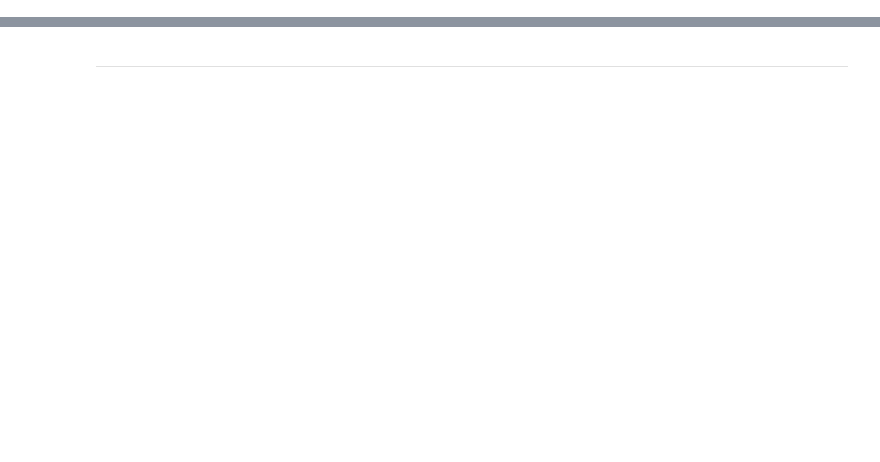
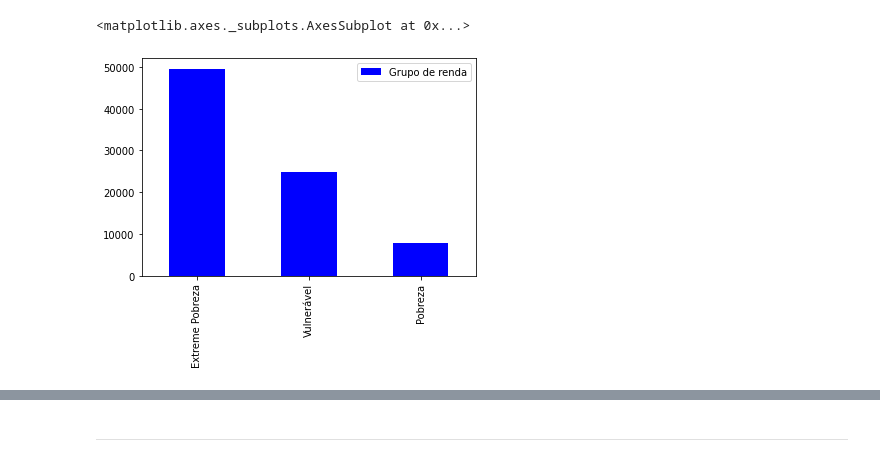
Before and after one commit to FranciscoJSSantos/Analise_de_Dados_do_Bolsa_Familia, a Jupyter notebook: Analise_de_Dados_do_Bolsa_Familia.ipynb, the cells around one changed output, grey strips where cells are left out. Saved outputs shown, nothing was run; the diff lists cells and outputs as text; code cells hidden in the pictures; blank space fills up the shorter version.

Commit message:
Começo da transformação de alguns dados

```diff
--- a/Analise_de_Dados_do_Bolsa_Familia.ipynb
+++ b/Analise_de_Dados_do_Bolsa_Familia.ipynb
@@ -15,0 +47,4 @@
+# %%
+df_familia = data_familia.iloc[:,[6,8,9]]
+
+df_familia
@@ -15,0 +65,16 @@
+# %%
+#transformação de dados para qualitativo
+
+###obs: rodar uma vez, depois da primeira vez vai dar erro
+
+#transformação de dados de Local de Domicílio
+df_familia['cod_local_domic_fam'] = pd.cut(df_familia['cod_local_domic_fam'],bins=[1,2,float('inf')],right=False,labels=['Urbana','Rural'])
+df_familia.rename(columns = {'cod_local_domic_fam' : 'Local de Domicílio'}, inplace = True)
+
+#transformação de dados de Espécie do domicílio
+df_familia['cod_especie_domic_fam'] = pd.cut(df_familia['cod_especie_domic_fam'],bins=[1,2,3,float('inf')],right=False,labels=['Particular Permanente','Particular improvisado','Coletivo'])
+df_familia.rename(columns = {'cod_especie_domic_fam' : 'Espécie do domicílio'}, inplace = True)
+
+#transformação de dados de valor de renda media pra grupo de renda
+df_familia['vlr_renda_media_fam'] = pd.cut(df_familia['vlr_renda_media_fam'],bins=[0,100.0,200.0,float('inf')],right=False,labels=['Extreme Pobreza','Pobreza','Vulnerável'])
+df_familia.rename(columns = {'vlr_renda_media_fam' : 'Grupo de renda'}, inplace = True)
@@ -15,0 +100,11 @@
+# %%
+# Grupo de renda
+# Extreme Pobreza	- 49562
+# Vulnerável	- 24747
+# Pobreza	- 7966
+
+tipo_grupo_renda = df_familia['Grupo de renda'].value_counts().to_frame()
+tipo_grupo_renda.plot(kind='bar',color='blue')
+# %% [output]
+<matplotlib.axes._subplots.AxesSubplot at 0x...>
+[figure, added]
```
Also changed, not shown: parts of 25 cells of this notebook.
